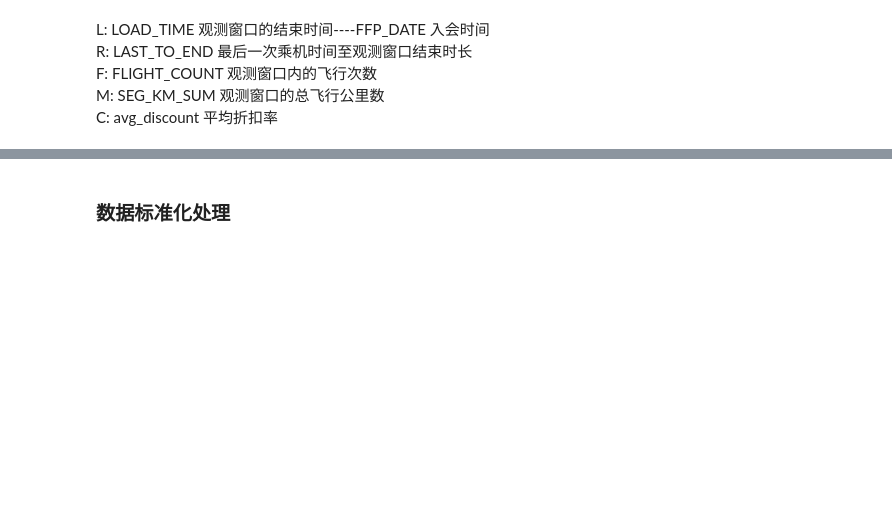
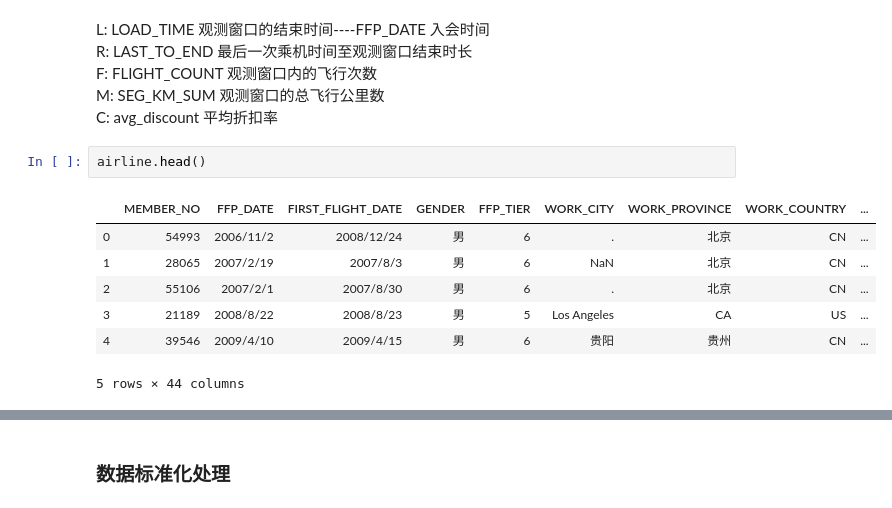
Before and after one commit to chaofan-zheng/python_learning_code, a Jupyter notebook: month06/DATASCIENCE/DS_day07_student/code/Airline_customer_analysis_code/code/k-means_data.ipynb, the cells around one changed output, grey strips where cells are left out. Saved outputs shown, nothing was run; the diff lists cells and outputs as text; blank space fills up the shorter version.

```diff
--- a/month06/DATASCIENCE/DS_day07_student/code/Airline_customer_analysis_code/code/k-means_data.ipynb
+++ b/month06/DATASCIENCE/DS_day07_student/code/Airline_customer_analysis_code/code/k-means_data.ipynb
@@ -28,3 +69,13 @@ R: LAST_TO_END  最后一次乘机时间至观测窗口结束时长<br>
 F: FLIGHT_COUNT 观测窗口内的飞行次数 <br>
 M: SEG_KM_SUM 观测窗口的总飞行公里数 <br>
 C: avg_discount 平均折扣率<br>
+# %%
+airline.head()
+# %% [output]
+|  | MEMBER_NO | FFP_DATE | FIRST_FLIGHT_DATE | GENDER | FFP_TIER | WORK_CITY | WORK_PROVINCE | WORK_COUNTRY | ... |
+| 0 | 54993 | 2006/11/2 | 2008/12/24 | 男 | 6 | . | 北京 | CN | ... |
+| 1 | 28065 | 2007/2/19 | 2007/8/3 | 男 | 6 | NaN | 北京 | CN | ... |
+| 2 | 55106 | 2007/2/1 | 2007/8/30 | 男 | 6 | . | 北京 | CN | ... |
+| 3 | 21189 | 2008/8/22 | 2008/8/23 | 男 | 5 | Los Angeles | CA | US | ... |
+| 4 | 39546 | 2009/4/10 | 2009/4/15 | 男 | 6 | 贵阳 | 贵州 | CN | ... |
+5 rows × 44 columns
```
Also changed, not shown: parts of 14 cells of this notebook, 35 other files.
